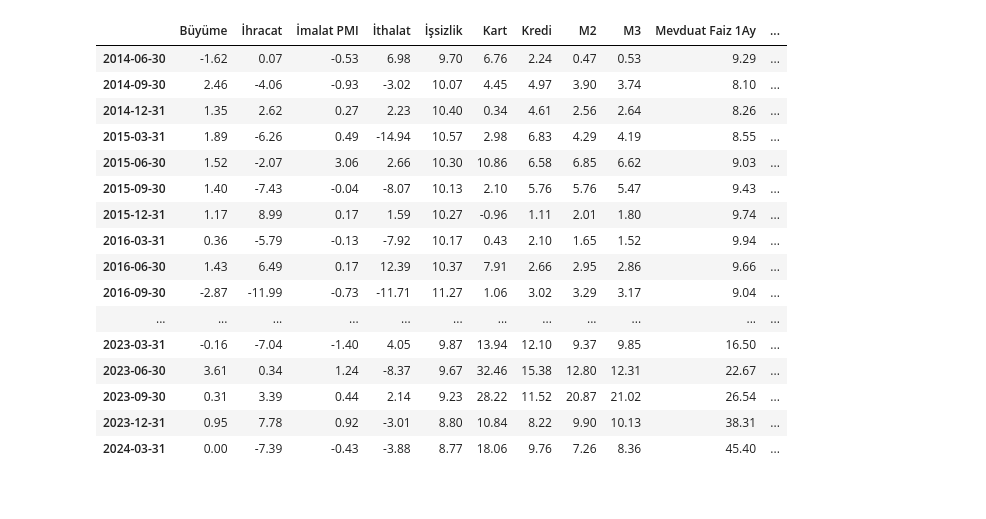
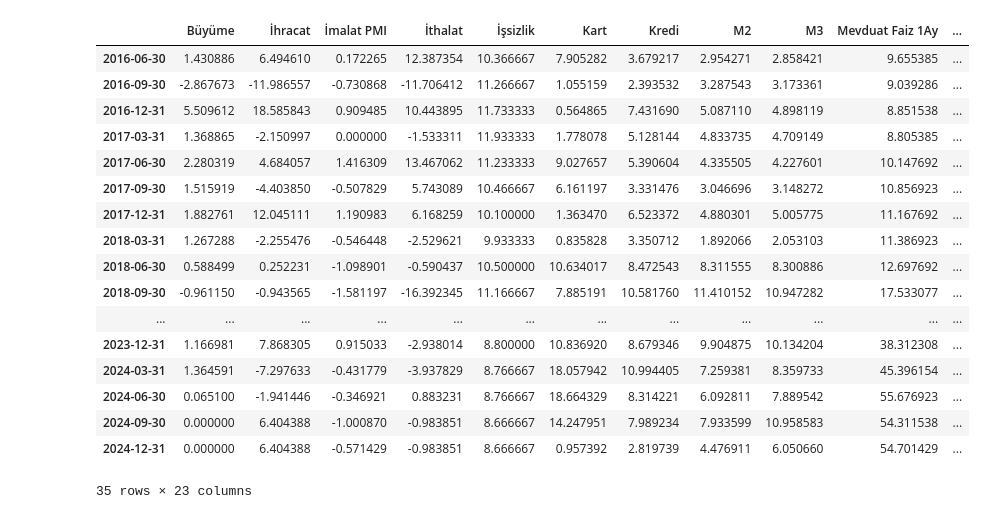
Before and after one commit to kaboya19/BuyumeTahmin, a Jupyter notebook: BuyumeTahmin.ipynb, the cells around one changed output. Cells and saved outputs as stored; diff of their text form; code cells hidden in the pictures.

```diff
--- a/BuyumeTahmin.ipynb
+++ b/BuyumeTahmin.ipynb
@@ -84,0 +65,9 @@ veri
+# %%
+perakende=pd.read_excel("perakende satis hacim endeksi ozel gruplar (2021=100).xls")
+perakende=pd.DataFrame(perakende["Unnamed: 7"].dropna().iloc[2:])
+perakende.columns=["Perakende Satış"]
+perakende=perakende.set_index(pd.date_range(start="2010-01-31",periods=len(perakende),freq="M"))
+perakende=perakende.resample("Q").mean()
+perakende=perakende.pct_change()*100
+perakende=perakende.dropna()
+perakende
@@ -131,9 +138,9 @@ usd
 # %%
 params = {
-    'series': "TP.KREHACBS.A1",
+    'series': "TP.KREDI.L001",
     'startDate': "31-12-2007",
     'endDate': date.today().strftime("%d-%m-%Y"),
-    'frequency': 6,
+    'frequency': 5,
     'aggregationTypes': 'avg',
     'type': 'json'
 }
@@ -153,8 +160,11 @@ kredi = pd.DataFrame(kredi)
 kredi = kredi.drop(columns=['UNIXTIME','Tarih'])
 kredi.columns = ['Kredi']
 kredi['Kredi'] = pd.to_numeric(kredi['Kredi'])
+kredi=kredi.dropna()
+kredi=kredi.set_index(pd.date_range(start="31-12-2007",freq="M",periods=len(kredi)))
+kredi=kredi.resample("Q").last()
+kredi=kredi.pct_change()*100
 kredi=kredi.set_index(pd.date_range(start="31-12-2007",freq="Q",periods=len(kredi)))
-kredi=kredi.pct_change()*100
 kredi=kredi.dropna()
 kredi
 # %% [output]
@@ -888,0 +943,7 @@ işsizlik
+# %%
+elektrik=pd.read_excel("tramoseats.xlsx").dropna()
+del elektrik["Unnamed: 0"]
+elektrik=elektrik.set_index(pd.date_range(start="2016-01-31",freq="M",periods=len(elektrik)))
+elektrik.columns=["Elektrik"]
+elektrik=elektrik.resample("Q").mean()
+elektrik
@@ -888,0 +968,8 @@ işsizlik
+# %%
+pmi=pd.read_excel("imalatPMI.xlsx")
+pmi=pmi.iloc[::-1]
+pmi=pmi.drop("Yayınlanma Tarihi",axis=1)
+pmi=pmi.set_index(pd.date_range(start="2015-10-31",freq="M",periods=len(pmi)))
+pmi.columns=["PMI"]
+pmi=pmi.resample("Q").mean()
+pmi
@@ -889,24 +994,26 @@ işsizlik
 # %%
-data=pd.concat([veri,ihracat,imalat,ithalat,işsizlik,kart,kredi,m2,m3,mfaiz1ay,mfaiz3ay,tfaiz,öncü,reelgüven,sanayi,tüfe,tuketicigüven,üfe,usd],axis=1)
-data["Büyüme"].iloc[-2]=0.0
+data=pd.concat([veri,ihracat,imalat,ithalat,işsizlik,kart,kredi,m2,m3,mfaiz1ay,mfaiz3ay,tfaiz,öncü,reelgüven,sanayi,tüfe,tuketicigüven,üfe,usd,perakende,normalsiparis,elektrik.pct_change()*100,pmi.pct_change()*100],axis=1)
+data["Büyüme"].iloc[-2:]=0
+#data["İşsizlik"].iloc[-1]=8.8
+data=data.astype(float)
 data=data.dropna()
-data=data.astype(float)
 data
 # %% [output]
 |  | Büyüme | İhracat | İmalat PMI | İthalat | İşsizlik | Kart | Kredi | M2 | M3 | Mevduat Faiz 1Ay | ... |
-| 2014-06-30 | -1.62 | 0.07 | -0.53 | 6.98 | 9.70 | 6.76 | 2.24 | 0.47 | 0.53 | 9.29 | ... |
-| 2014-09-30 | 2.46 | -4.06 | -0.93 | -3.02 | 10.07 | 4.45 | 4.97 | 3.90 | 3.74 | 8.10 | ... |
-| 2014-12-31 | 1.35 | 2.62 | 0.27 | 2.23 | 10.40 | 0.34 | 4.61 | 2.56 | 2.64 | 8.26 | ... |
-| 2015-03-31 | 1.89 | -6.26 | 0.49 | -14.94 | 10.57 | 2.98 | 6.83 | 4.29 | 4.19 | 8.55 | ... |
-| 2015-06-30 | 1.52 | -2.07 | 3.06 | 2.66 | 10.30 | 10.86 | 6.58 | 6.85 | 6.62 | 9.03 | ... |
-| 2015-09-30 | 1.40 | -7.43 | -0.04 | -8.07 | 10.13 | 2.10 | 5.76 | 5.76 | 5.47 | 9.43 | ... |
-| 2015-12-31 | 1.17 | 8.99 | 0.17 | 1.59 | 10.27 | -0.96 | 1.11 | 2.01 | 1.80 | 9.74 | ... |
-| 2016-03-31 | 0.36 | -5.79 | -0.13 | -7.92 | 10.17 | 0.43 | 2.10 | 1.65 | 1.52 | 9.94 | ... |
-| 2016-06-30 | 1.43 | 6.49 | 0.17 | 12.39 | 10.37 | 7.91 | 2.66 | 2.95 | 2.86 | 9.66 | ... |
-| 2016-09-30 | -2.87 | -11.99 | -0.73 | -11.71 | 11.27 | 1.06 | 3.02 | 3.29 | 3.17 | 9.04 | ... |
+| 2016-06-30 | 1.430886 | 6.494610 | 0.172265 | 12.387354 | 10.366667 | 7.905282 | 3.679217 | 2.954271 | 2.858421 | 9.655385 | ... |
+| 2016-09-30 | -2.867673 | -11.986557 | -0.730868 | -11.706412 | 11.266667 | 1.055159 | 2.393532 | 3.287543 | 3.173361 | 9.039286 | ... |
+| 2016-12-31 | 5.509612 | 18.585843 | 0.909485 | 10.443895 | 11.733333 | 0.564865 | 7.431690 | 5.087110 | 4.898119 | 8.851538 | ... |
+| 2017-03-31 | 1.368865 | -2.150997 | 0.000000 | -1.533311 | 11.933333 | 1.778078 | 5.128144 | 4.833735 | 4.709149 | 8.805385 | ... |
+| 2017-06-30 | 2.280319 | 4.684057 | 1.416309 | 13.467062 | 11.233333 | 9.027657 | 5.390604 | 4.335505 | 4.227601 | 10.147692 | ... |
+| 2017-09-30 | 1.515919 | -4.403850 | -0.507829 | 5.743089 | 10.466667 | 6.161197 | 3.331476 | 3.046696 | 3.148272 | 10.856923 | ... |
+| 2017-12-31 | 1.882761 | 12.045111 | 1.190983 | 6.168259 | 10.100000 | 1.363470 | 6.523372 | 4.880301 | 5.005775 | 11.167692 | ... |
+| 2018-03-31 | 1.267288 | -2.255476 | -0.546448 | -2.529621 | 9.933333 | 0.835828 | 3.350712 | 1.892066 | 2.053103 | 11.386923 | ... |
+| 2018-06-30 | 0.588499 | 0.252231 | -1.098901 | -0.590437 | 10.500000 | 10.634017 | 8.472543 | 8.311555 | 8.300886 | 12.697692 | ... |
+| 2018-09-30 | -0.961150 | -0.943565 | -1.581197 | -16.392345 | 11.166667 | 7.885191 | 10.581760 | 11.410152 | 10.947282 | 17.533077 | ... |
 | ... | ... | ... | ... | ... | ... | ... | ... | ... | ... | ... | ... |
-| 2023-03-31 | -0.16 | -7.04 | -1.40 | 4.05 | 9.87 | 13.94 | 12.10 | 9.37 | 9.85 | 16.50 | ... |
-| 2023-06-30 | 3.61 | 0.34 | 1.24 | -8.37 | 9.67 | 32.46 | 15.38 | 12.80 | 12.31 | 22.67 | ... |
-| 2023-09-30 | 0.31 | 3.39 | 0.44 | 2.14 | 9.23 | 28.22 | 11.52 | 20.87 | 21.02 | 26.54 | ... |
-| 2023-12-31 | 0.95 | 7.78 | 0.92 | -3.01 | 8.80 | 10.84 | 8.22 | 9.90 | 10.13 | 38.31 | ... |
-| 2024-03-31 | 0.00 | -7.39 | -0.43 | -3.88 | 8.77 | 18.06 | 9.76 | 7.26 | 8.36 | 45.40 | ... |
+| 2023-12-31 | 1.166981 | 7.868305 | 0.915033 | -2.938014 | 8.800000 | 10.836920 | 8.679346 | 9.904875 | 10.134204 | 38.312308 | ... |
+| 2024-03-31 | 1.364591 | -7.297633 | -0.431779 | -3.937829 | 8.766667 | 18.057942 | 10.994405 | 7.259381 | 8.359733 | 45.396154 | ... |
+| 2024-06-30 | 0.065100 | -1.941446 | -0.346921 | 0.883231 | 8.766667 | 18.664329 | 8.314221 | 6.092811 | 7.889542 | 55.676923 | ... |
+| 2024-09-30 | 0.000000 | 6.404388 | -1.000870 | -0.983851 | 8.666667 | 14.247951 | 7.989234 | 7.933599 | 10.958583 | 54.311538 | ... |
+| 2024-12-31 | 0.000000 | 6.404388 | -0.571429 | -0.983851 | 8.666667 | 0.957392 | 2.819739 | 4.476911 | 6.050660 | 54.701429 | ... |
+35 rows × 23 columns
```
Also changed, not shown: parts of 73 cells of this notebook, 9 other files.
